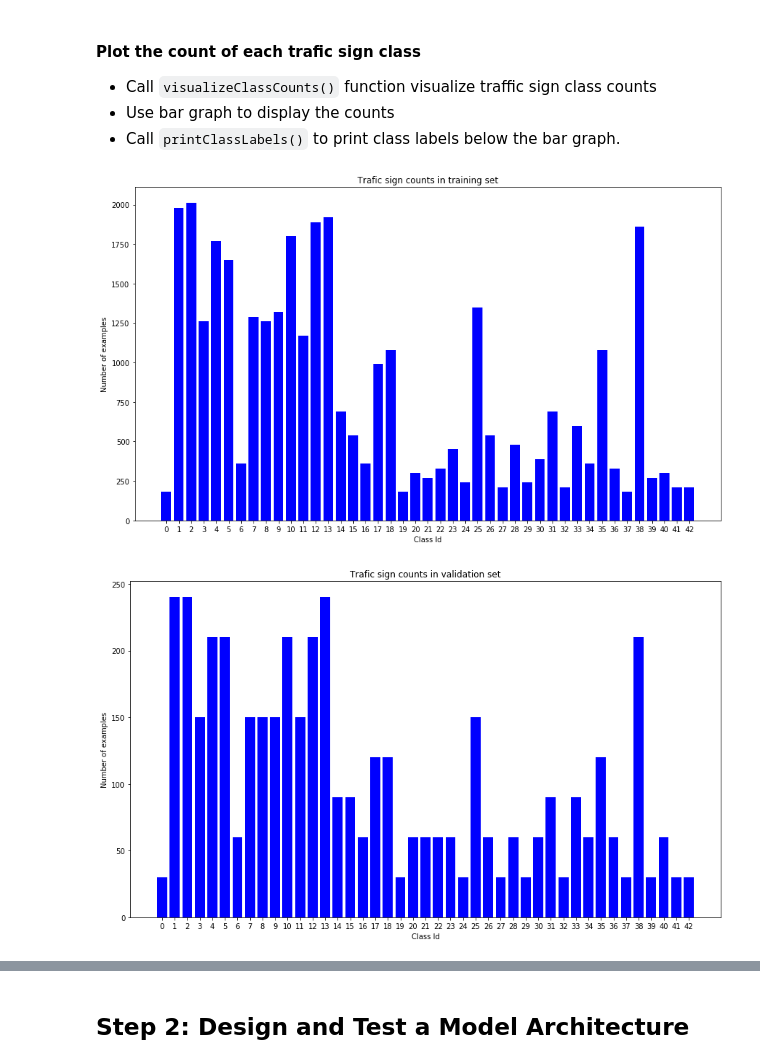
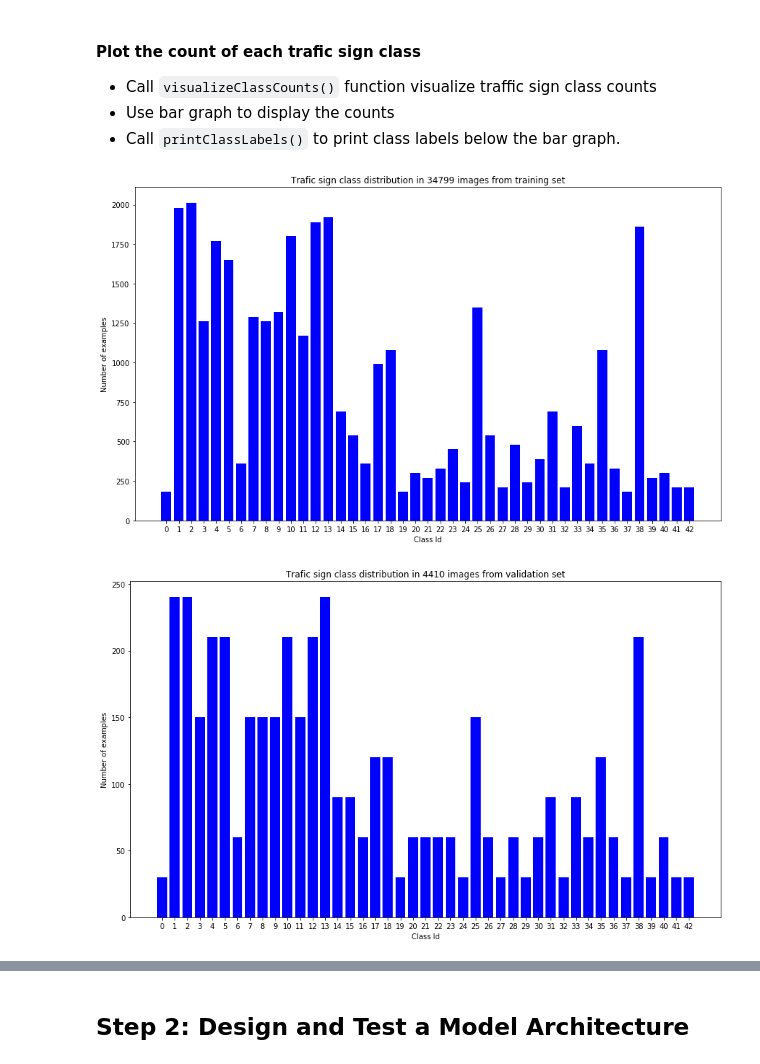
Before and after one commit to tcdoan/CarND-Traffic-Sign-Classifier-Project, a Jupyter notebook: Traffic_Sign_Classifier.ipynb, the cells around one changed output, grey strips where cells are left out. Cells and saved outputs as stored; diff of their text form; code cells hidden in the pictures.

```diff
--- a/Traffic_Sign_Classifier.ipynb
+++ b/Traffic_Sign_Classifier.ipynb
@@ -167,30 +169,30 @@ visualizeDataset(X_test, y_test, 'Sample data from test set')
 # %%
 def visualizeClassCounts(labels, title):
     xs = np.arange(len(signNames))
     yCounter  = collections.Counter(labels)
     yCounts = [yCounter[x] for x in range(n_classes)]
 
     fig, ax = plt.subplots(figsize=(12, 7))
     fig.tight_layout()
     ax.bar(xs, yCounts, align='center',color='blue')
     ax.set_xticks(xs)
     ax.set_xlabel('Class Id')
     ax.set_ylabel('Number of examples')
     ax.set_title(title)
     plt.show()
 
 def printClassLabels():
     print("Id: Class Name")
     for i in range(n_classes):
         print("{:>2}: {:<45}".format(i, signNames[i][:40]), end='')
         if i % 2 == 1:
             print()
 
-visualizeClassCounts(y_train, 'Trafic sign counts in training set')
+visualizeClassCounts(y_train, 'Trafic sign class distribution in {} images from training set'.format(n_train))
 # %% [output]
-[figure, old version]
+[figure, new version]
 # %%
-visualizeClassCounts(y_valid, 'Trafic sign counts in validation set')
+visualizeClassCounts(y_valid, 'Trafic sign class distribution in {} images from validation set'.format(n_validation))
 # %% [output]
-[figure, old version]
+[figure, new version]
 # %%
```
Also changed, not shown: parts of 13 cells of this notebook, 4 other files.
